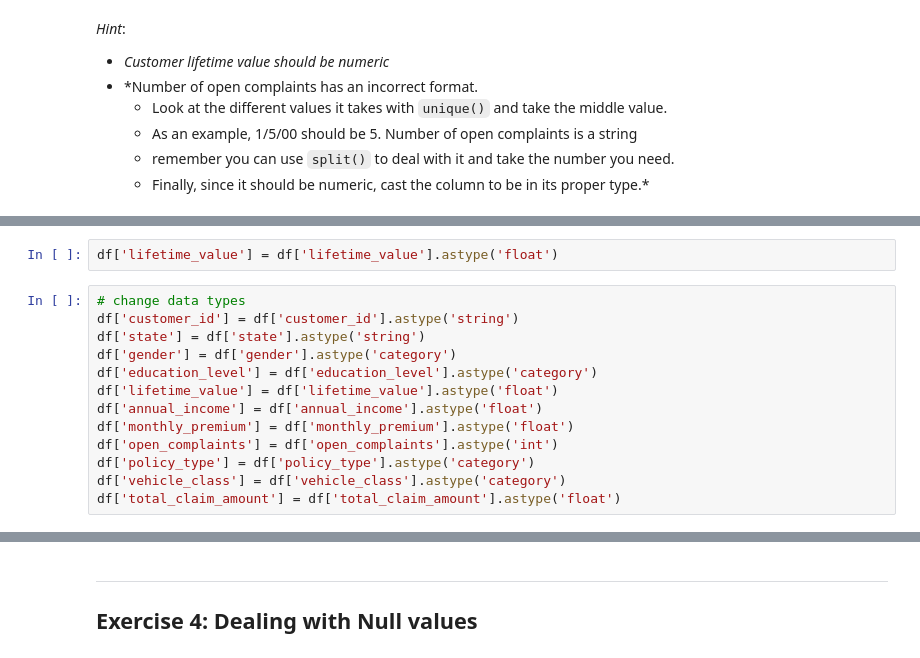
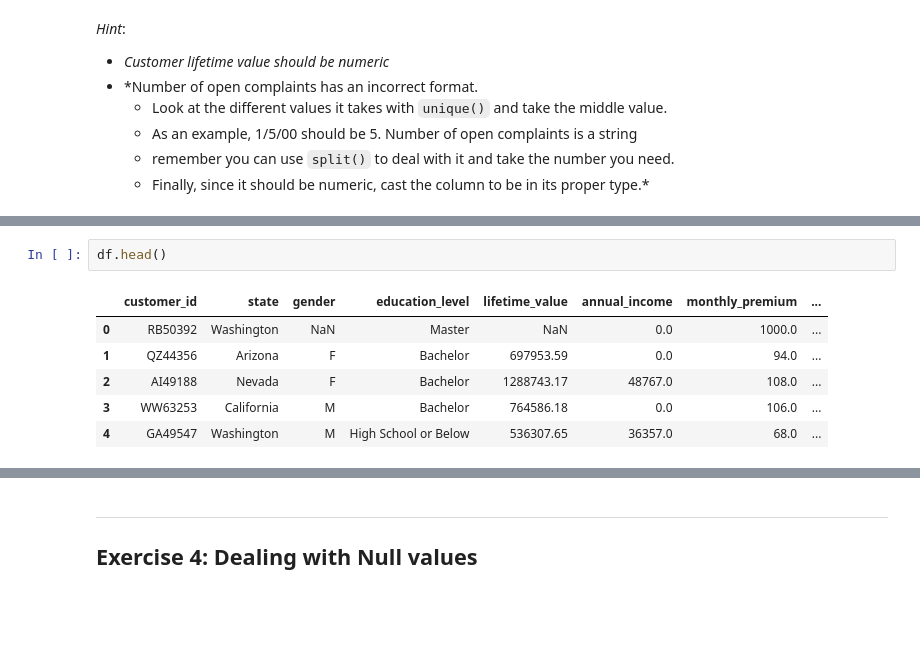
Before and after one commit to samia-boubaya/09_lab-dw-data-cleaning-and-formatting, a Jupyter notebook: lab-dw-data-cleaning-and-formatting copy.ipynb, the cells around one changed output, grey strips where cells are left out. Saved outputs shown, nothing was run; the diff lists cells and outputs as text; blank space fills up the shorter version.

```diff
--- a/lab-dw-data-cleaning-and-formatting copy.ipynb
+++ b/lab-dw-data-cleaning-and-formatting copy.ipynb
@@ -266,15 +287,0 @@ memory usage: 344.6+ KB
-# %%
-df['lifetime_value'] = df['lifetime_value'].astype('float')
-# %%
-# change data types
-df['customer_id'] = df['customer_id'].astype('string')
-df['state'] = df['state'].astype('string')
-df['gender'] = df['gender'].astype('category')
-df['education_level'] = df['education_level'].astype('category')
-df['lifetime_value'] = df['lifetime_value'].astype('float')
-df['annual_income'] = df['annual_income'].astype('float')
-df['monthly_premium'] = df['monthly_premium'].astype('float')
-df['open_complaints'] = df['open_complaints'].astype('int')
-df['policy_type'] = df['policy_type'].astype('category')
-df['vehicle_class'] = df['vehicle_class'].astype('category')
-df['total_claim_amount'] = df['total_claim_amount'].astype('float')
@@ -282,0 +302,9 @@ ValueError: could not convert string to float: '697953.59%'
+# %%
+df.head()
+# %% [output]
+|  | customer_id | state | gender | education_level | lifetime_value | annual_income | monthly_premium | ... |
+| 0 | RB50392 | Washington | NaN | Master | NaN | 0.0 | 1000.0 | ... |
+| 1 | QZ44356 | Arizona | F | Bachelor | 697953.59 | 0.0 | 94.0 | ... |
+| 2 | AI49188 | Nevada | F | Bachelor | 1288743.17 | 48767.0 | 108.0 | ... |
+| 3 | WW63253 | California | M | Bachelor | 764586.18 | 0.0 | 106.0 | ... |
+| 4 | GA49547 | Washington | M | High School or Below | 536307.65 | 36357.0 | 68.0 | ... |
```
Also changed, not shown: parts of 47 cells of this notebook.
